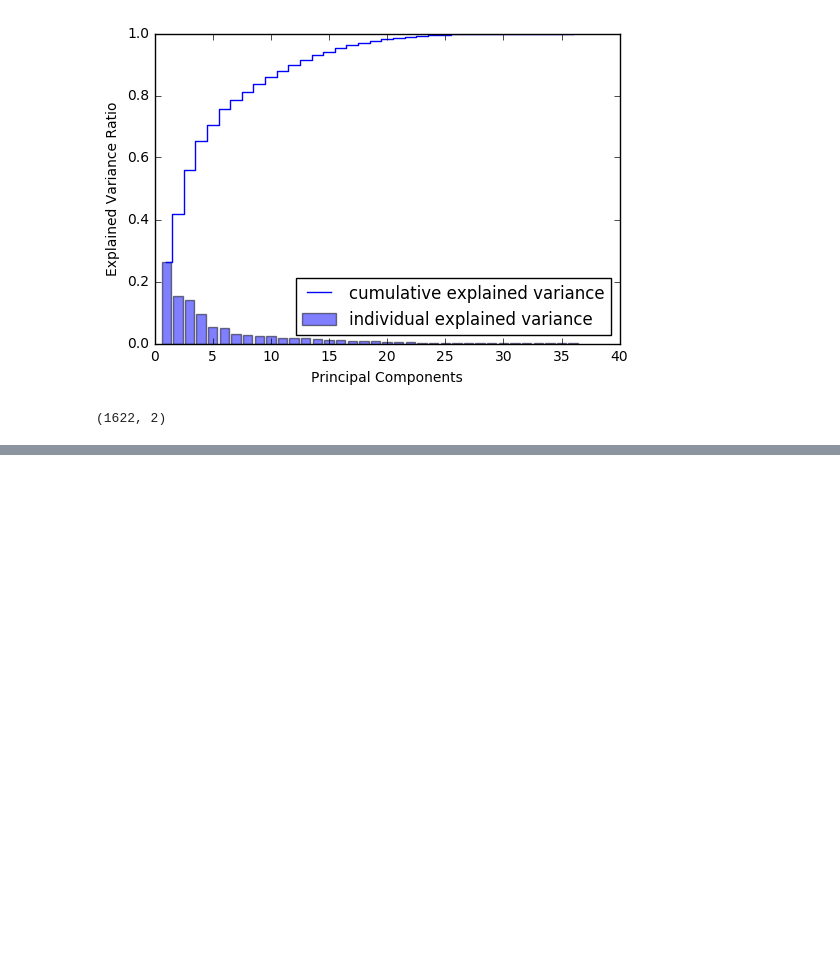
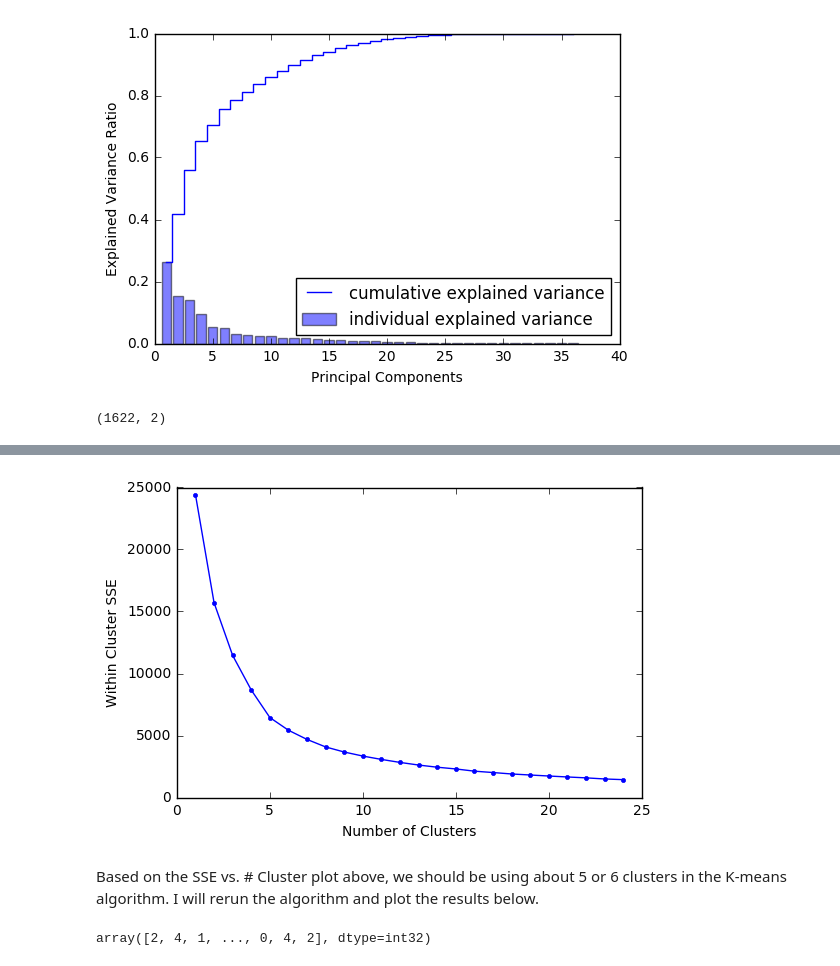
Before and after one commit to colson1111/Kaggle, a Jupyter notebook: Baseball/baseball_eda.ipynb, the cells around one changed output, grey strips where cells are left out. Saved outputs shown, nothing was run; the diff lists cells and outputs as text; code cells hidden in the pictures; blank space fills up the shorter version.

```diff
--- a/Baseball/baseball_eda.ipynb
+++ b/Baseball/baseball_eda.ipynb
@@ -211,0 +210,22 @@ I'll continue with these steps at a later time.
+# %%
+within_cluster_sse = []
+
+for i in range(1, 25):
+    km = KMeans(n_clusters=i, init='k-means++', max_iter=500, random_state=0)
+    km.fit(x_scaled_pca)
+    within_cluster_sse.append(km.inertia_)
+
+plt.plot(range(1,25), within_cluster_sse, marker='.')
+plt.xlabel('Number of Clusters')
+plt.ylabel('Within Cluster SSE')
+plt.show()
+# %% [output]
+[figure, added]
+# %% [markdown]
+Based on the SSE vs. # Cluster plot above, we should be using about 5 or 6 clusters in the K-means algorithm.  I will rerun the algorithm and plot the results below.
+# %%
+cluster = KMeans(n_clusters=6, init='k-means++', max_iter=500, random_state=0)
+x_cluster = cluster.fit_predict(x_scaled_pca)
+x_cluster
+# %% [output]
+array([2, 4, 1, ..., 0, 4, 2], dtype=int32)
```
Also changed, not shown: parts of 7 cells of this notebook.
